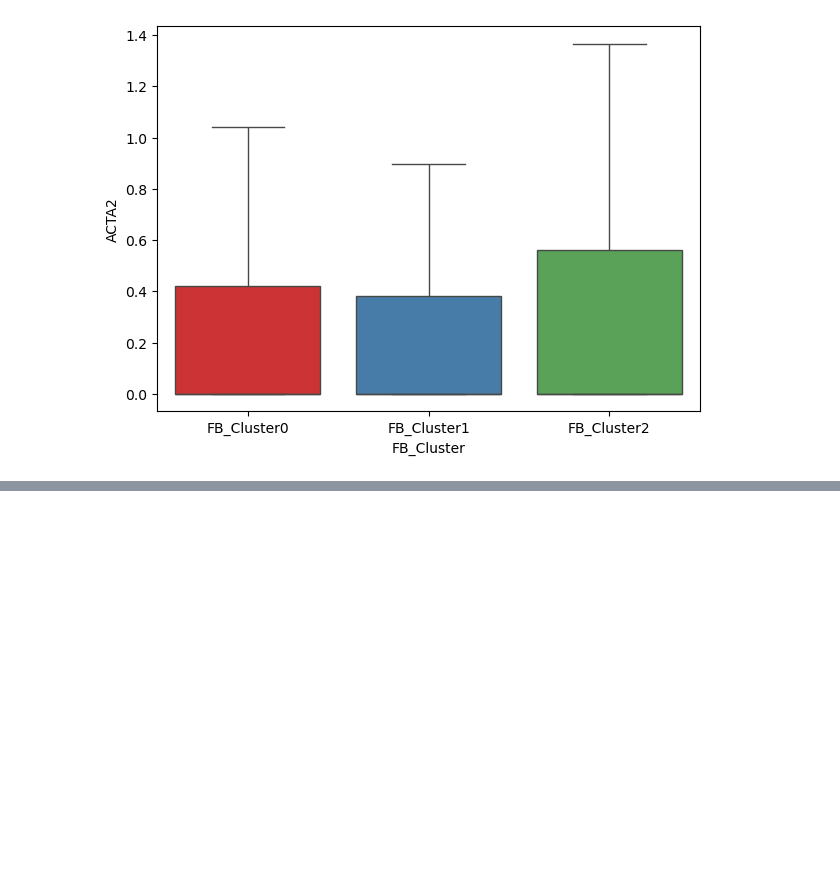
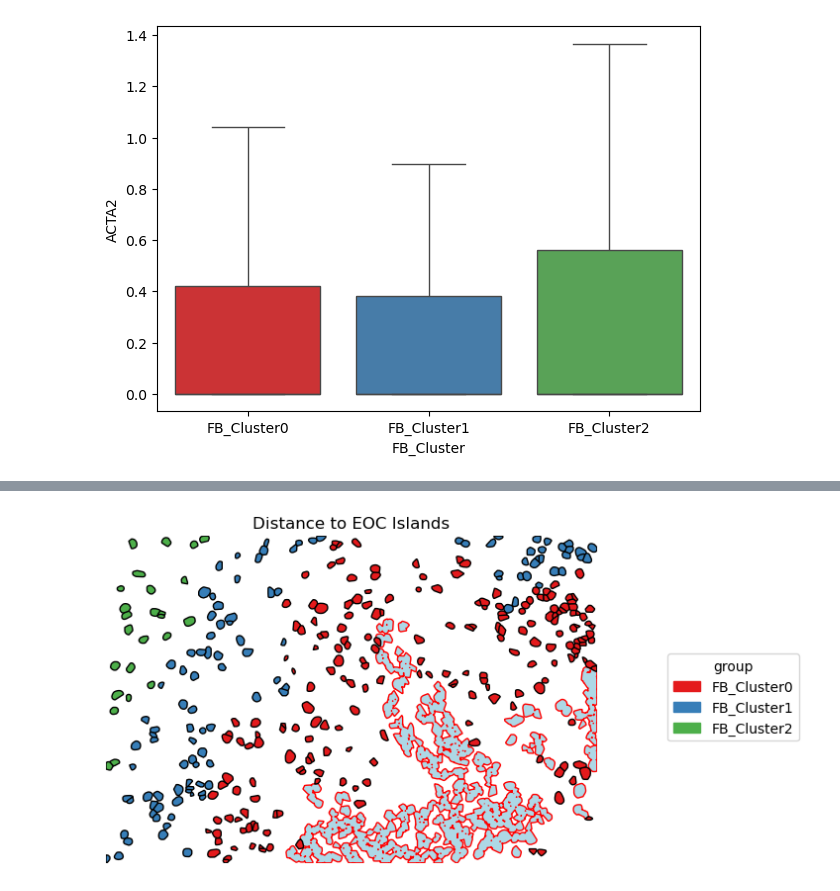
Before and after one commit to gynecoloji/CosMx_OV, a Jupyter notebook: script/Spatial_analysis_1.ipynb, the cells around one changed output, grey strips where cells are left out. Cells and saved outputs as stored; diff of their text form; code cells hidden in the pictures; blank space fills up the shorter version.

```diff
--- a/script/Spatial_analysis_1.ipynb
+++ b/script/Spatial_analysis_1.ipynb
@@ -560,3 +565,12 @@ plt.show()
 [figure]
 [figure]
 [figure]
+# %%
+### subcluster FB based on distance to EOC islands using grouping methods
+gdf_FB = gdf[gdf['big_cell_type'] == 'FB']
+gdf_FB['distance_to_union'] = gdf_FB.geometry.apply(lambda g: g.distance(unary_union(merged_polygon['geometry'].tolist())))
+
+plt.figure(figsize=(4,4))
+sns.histplot(gdf_FB, x='distance_to_union')
+plt.show()
+print('The # of FB cells touching the EOC cells is : '+str(int((gdf_FB['distance_to_union'] == 0).sum())))
@@ -562,0 +580,39 @@ plt.show()
+# %%
+# Get unique cluster labels
+
+def group_on_dist(d):
+    if d < 1000:
+        return 'Cluster0'
+    elif d >=1000 and d < 2000:
+        return 'Cluster1'
+    else:
+        return 'Cluster2'
+
+
+gdf_FB['cluster'] = ['FB_'+group_on_dist(i) for i in gdf_FB['distance_to_union'].tolist()]
+
+fb_cluster_ids = gdf_FB['cluster'].unique()
+fb_cluster_ids = ['FB_Cluster0','FB_Cluster1','FB_Cluster2']
+fb_colors = sns.color_palette("Set1", len(fb_cluster_ids))
+fb_color_map = dict(zip(fb_cluster_ids, fb_colors))
+color_map_1 = {str(i):j for i,j in fb_color_map.items()}
+gdf_FB['group_color'] = gdf_FB['cluster'].map(color_map_1)
+
+fig, ax = plt.subplots()
+
+merged_polygon.plot(ax=ax, color='lightblue', edgecolor='red')
+gdf_FB.plot(ax=ax, color=gdf_FB['group_color'], edgecolor='black')
+
+color_map = {k:color_map[k] for k in ['FB_Cluster0','FB_Cluster1','FB_Cluster2']}
+handles = [Patch(color=col, label=cat) for cat, col in color_map.items()]
+fig.legend(handles=handles, title='group', bbox_to_anchor=(1, 0.5), loc='center left')
+
+ax.set_aspect('equal')
+ax.set_xlim(0, xlim_image)
+ax.set_ylim(0, ylim_image)
+ax.axis('off')
+
+plt.title("Distance to"+" "+"EOC Islands")
+plt.show()
+# %% [output]
+[figure, added]
```
Also changed, not shown: parts of 5 cells of this notebook, 1 other file.
